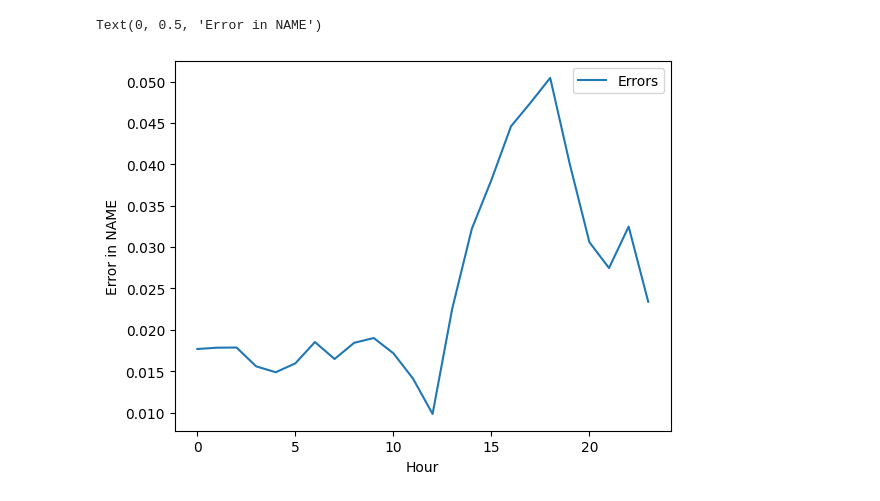
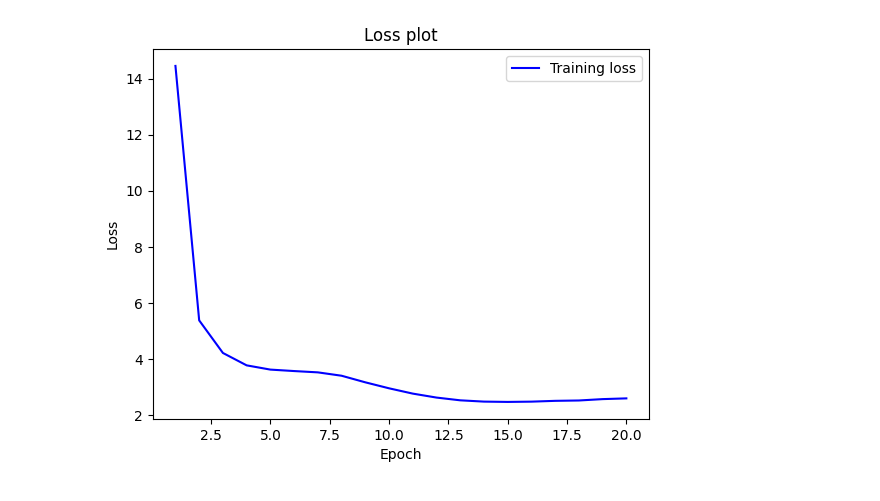
Before and after one commit to vikwal/forecasting_framework, a Jupyter notebook: Forecast.ipynb, the cells around one changed output. Drawn from its saved outputs; the diff is of its cells as text; code cells hidden in the pictures.

```diff
--- a/Forecast.ipynb
+++ b/Forecast.ipynb
@@ -63,3 +66,20 @@ df = preprocessing.germansolarfarm(data, timestamp_col, target_col)
+# %%
+# read data
+df = preprocessing.preprocess_1b_trina(path=path,
+                                       timestamp_col=timestamp_col,
+                                       freq=freq,
+                                       rel_features=rel_features)
+
+#df = clean()
+# drop rows where all columns are NaN
+df.drop(df[df.isnull().any(axis=1)].index, inplace=True)
+
+# create temporal features
+df = preprocessing.lag_features(df=df,
+                                target_col=target_col,
+                                lag_dim=lag_dim,
+                                horizon=horizon,
+                                lag_in_col=lag_in_col)
 # %%
 df.info()
 # %% [output]
@@ -112,0 +99,16 @@ print(X_train.shape,  y_train.shape, X_test.shape, y_test.shape)
+# %%
+windows = preprocessing.prepare_data(data=df,
+                                     train_end=train_end,
+                                     test_start=test_start,
+                                     output_dim=output_dim,
+                                     target_col=target_col,
+                                     scale_y=scale_y,
+                                     return_index=return_index)
+X_train, y_train, X_test, y_test = windows[0], windows[1], windows[2], windows[3]
+if return_index:
+    index_train, index_test = windows[4], windows[5]
+scaler_y = None
+if scale_y:
+    scaler_y = windows[6]
+
+print(X_train.shape, y_train.shape, X_test.shape, y_test.shape)
@@ -113,11 +117,13 @@ print(X_train.shape,  y_train.shape, X_test.shape, y_test.shape)
 # %%
+#hyperparameters = load_hp()
+
 n_features = X_train.shape[2]
 
 # Model
-
 model = models.tcn(n_features, output_dim)
-
-model.compile(loss='mse', optimizer=optimizers.Adam(learning_rate=0.001))
+model.compile(loss='mse',
+              optimizer=optimizers.Adam(learning_rate=learning_rate),
+              metrics=['mae'])
 # %%
 model.summary()
 # %% [output]
@@ -223,6 +180,6 @@ df_error = pd.DataFrame(data={'Hour': df[test_start:].index.hour.values,
-# %%
-df_error.groupby('Hour').mean().plot()
-plt.ylabel('Error in NAME')
-# %% [output]
-Text(0, 0.5, 'Error in NAME')
-[figure, removed]
+# %%
+plotting.plot_training(history=history,
+                       validation=False,
+                       save_name=None)
+# %% [output]
+[figure, added]
```
Also changed, not shown: parts of 24 cells of this notebook, 11 other files.
